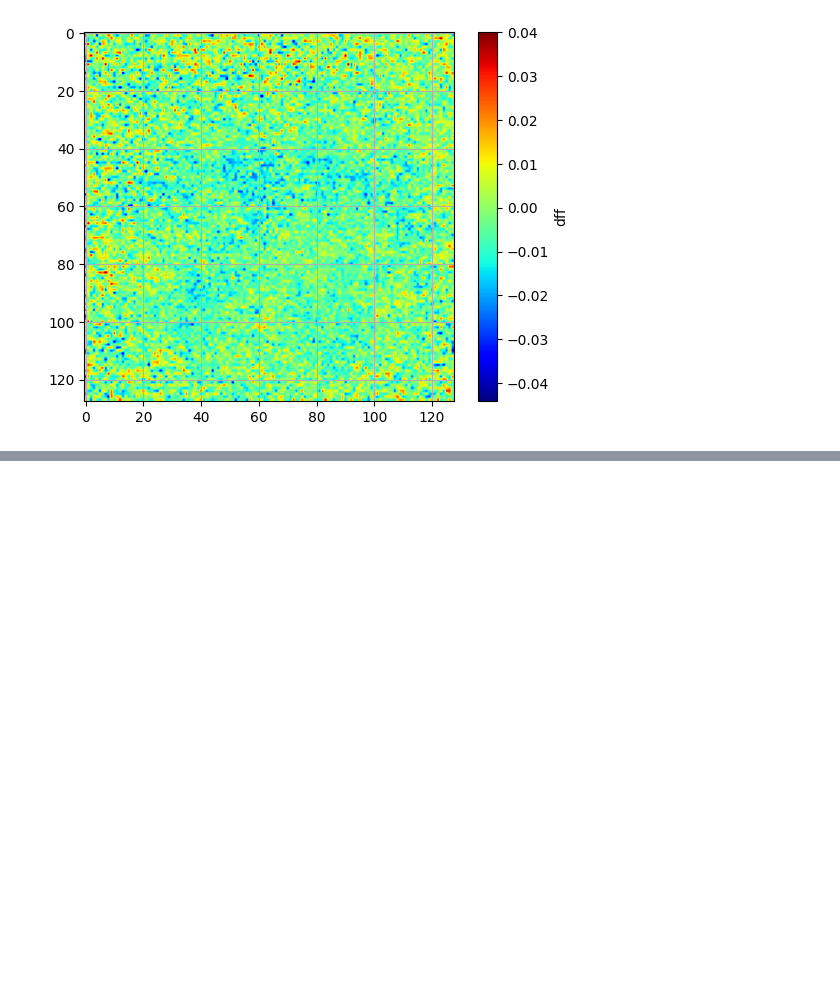
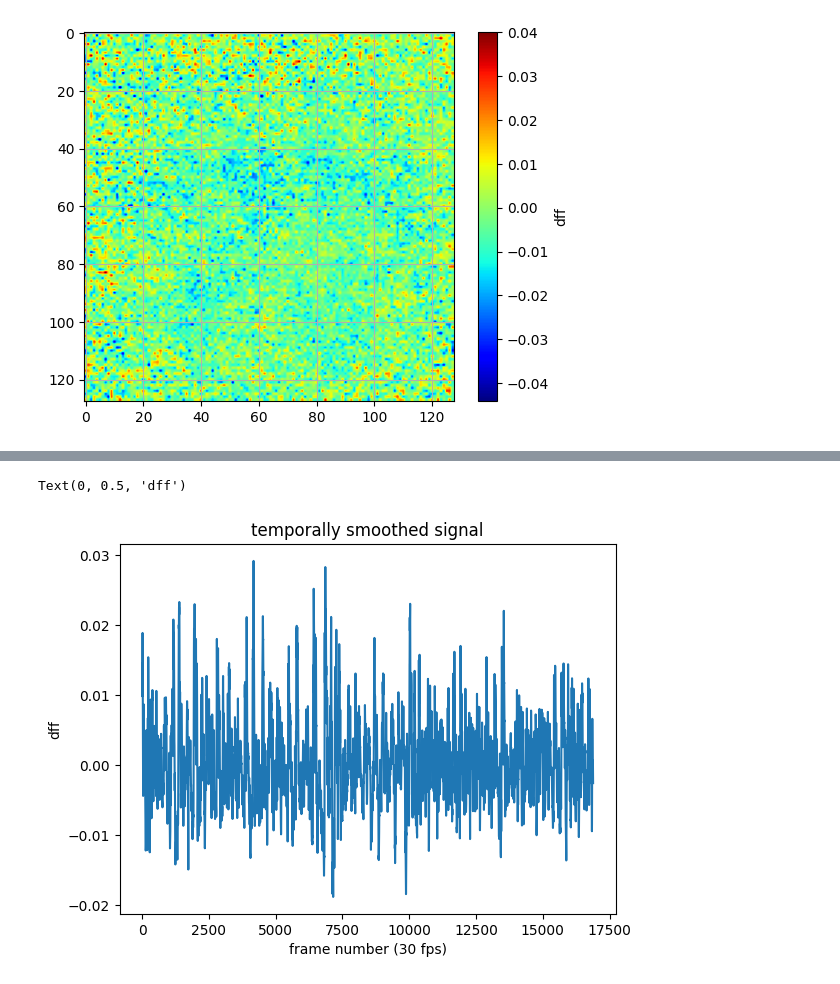
Before and after one commit to ktrap06/corticalanalysis, a Jupyter notebook: preprocessing_2.ipynb, the cells around one changed output, grey strips where cells are left out. Saved outputs shown, nothing was run; the diff lists cells and outputs as text; code cells hidden in the pictures; blank space fills up the shorter version.

```diff
--- a/preprocessing_2.ipynb
+++ b/preprocessing_2.ipynb
@@ -339,0 +333,10 @@ def apply_temporal_filters(data: np.ndarray) -> np.ndarray:
+# %%
+#plotting dff
+plt.figure()
+plt.plot(smoothed_signal.mean(axis=(1,2)))
+plt.title("temporally smoothed signal")
+plt.xlabel("frame number (30 fps)")
+plt.ylabel("dff")
+# %% [output]
+Text(0, 0.5, 'dff')
+[figure, added]
```
Also changed, not shown: parts of 5 cells of this notebook.
